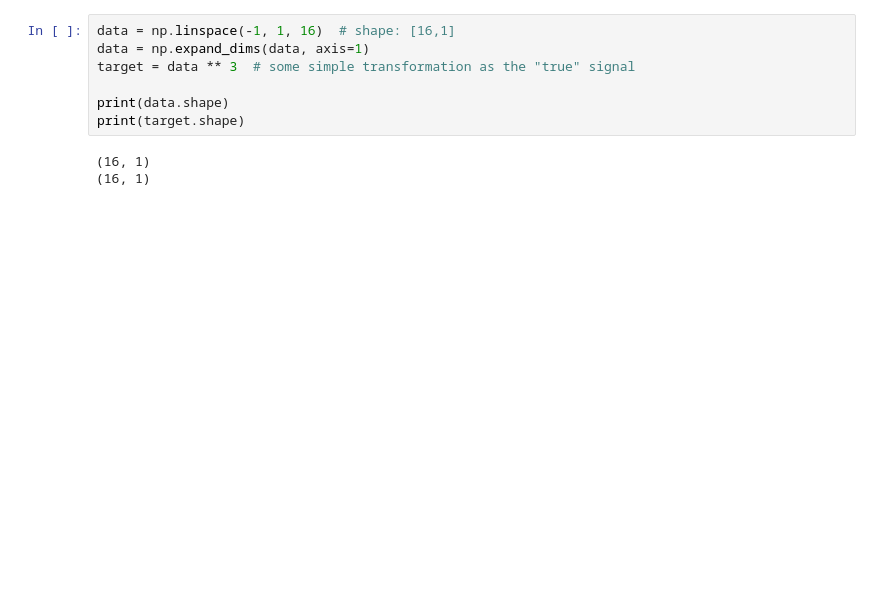
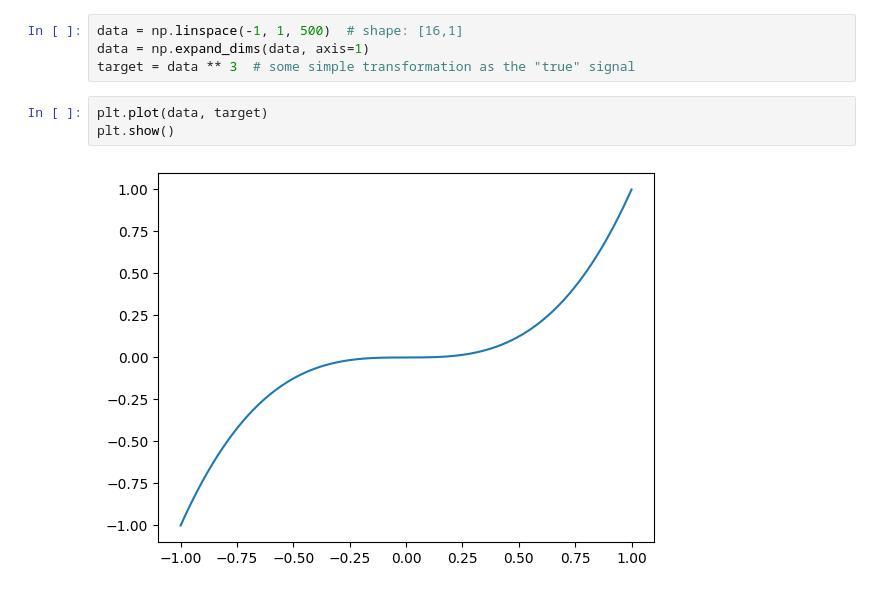
Before and after one commit to glovric/DLFS, a Jupyter notebook: in_progress/Diffusion1D.ipynb, the cells around one changed output. Drawn from its saved outputs; the diff is of its cells as text; blank space fills up the shorter version.

```diff
--- a/in_progress/Diffusion1D.ipynb
+++ b/in_progress/Diffusion1D.ipynb
@@ -194,11 +195,10 @@ class Diffusion(Module):
 # %%
-data = np.linspace(-1, 1, 16)  # shape: [16,1]
+data = np.linspace(-1, 1, 500)  # shape: [16,1]
 data = np.expand_dims(data, axis=1)
 target = data ** 3  # some simple transformation as the "true" signal
-
-print(data.shape)
-print(target.shape)
-# %% [output]
-(16, 1)
-(16, 1)
+# %%
+plt.plot(data, target)
+plt.show()
+# %% [output]
+[figure, added]
 # %%
```
Also changed, not shown: parts of 8 cells of this notebook, 3 other files.
